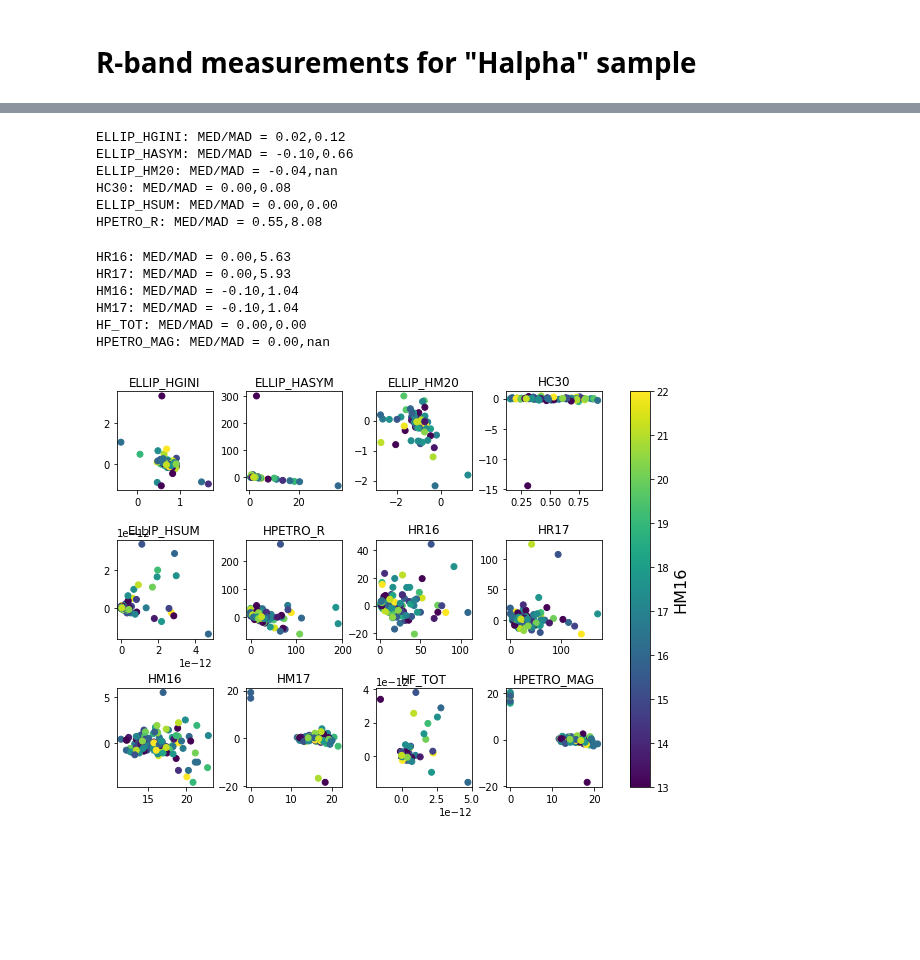
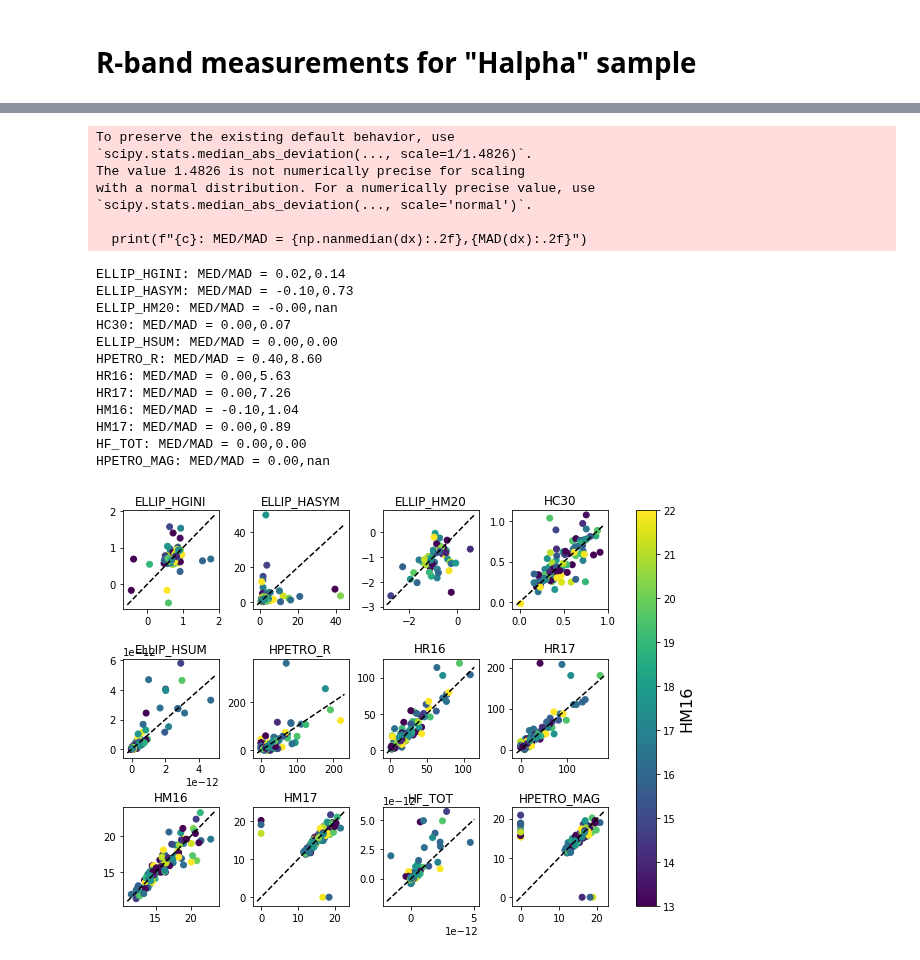
Before and after one commit to rfinn/havirgo, a Jupyter notebook: notebooks/duplicates.ipynb, the cells around one changed output, grey strips where cells are left out. Cells and saved outputs as stored; diff of their text form; code cells hidden in the pictures; blank space fills up the shorter version.

```diff
--- a/notebooks/duplicates.ipynb
+++ b/notebooks/duplicates.ipynb
@@ -14,7 +14,8 @@ homedir = os.getenv("HOME")
 tabledir = homedir+"/research/Virgo/halpha-tables/"
 # %%
 #dtab = Table.read(os.path.join(tabledir,"halphagui-output-combined-2023-Aug-24.fits"))
-dtab = Table.read(os.path.join(tabledir,"halphagui-output-combined-2023-Aug-26.fits"))
+#dtab = Table.read(os.path.join(tabledir,"halphagui-output-combined-2023-Aug-26.fits"))
+dtab = Table.read(os.path.join(tabledir,"halphagui-output-combined-2023-Aug-27.fits"))
 print(len(dtab))
 # %% [output]
 864
@@ -49,31 +43,0 @@ number of ha w/2 and 3 observations:  113 23
-# %%
-cols = ['ELLIP_GINI','ELLIP_ASYM','ELLIP_M20','C30',\
-        'ELLIP_SUM','PETRO_R','R24','R25',\
-        'GAL_MAG','GAL_RE','GAL_N','GAL_BA',\
-        'M24','M25','M26','PETRO_MAG']
-plt.figure(figsize=(10,10))
-plt.subplots_adjust(hspace=.5,wspace=.35)
-nplot = 1
-allax = []
-for c in cols:
-    x1 = []
-    x2 = []
-    filtcor = []
-    for vfid in duplist2:
-        flag = dtab['VFID'] == vfid
-        if np.sum(flag) > 1:
-            index = np.arange(len(dtab))[flag]
-            #print(dtab['VFID'][index])
-            x1.append(dtab[c][index[0]])
-            x2.append(dtab[c][index[1]])
-            filtcor.append(np.max(dtab['FILT_COR'][index]))
-    plt.subplot(4,4,nplot)
-    plt.scatter(x1,x2,c=filtcor,vmin=1,vmax=1.3)
-
-    xmin,xmax = plt.xlim()
-    xline = np.linspace(xmin,xmax,100)
-    plt.plot(xline,xline,'k--')
-    plt.title(c)
-    nplot += 1
-    allax.append(plt.gca())
-plt.colorbar(ax=allax, fraction=0.08)
@@ -213,46 +174,53 @@ for i,c in enumerate(cols):
 
         if np.sum(flag) > 1:
             index = np.arange(len(htab))[flag]
             if ('ASYM' in c) & ((htab['ELLIP_HASYM'][index[0]] < 0) |(htab['ELLIP_HASYM'][index[1]] < 0)) :
                 continue
 
             #print(dtab['VFID'][index])
             x1.append(htab[c][index[0]])
             x2.append(htab[c][index[1]])
             dx.append(htab[c][index[1]]-htab[c][index[0]])
             color.append(np.max(dtab['HM16'][index]))
             #color.append(np.max(htab['FILT_COR'][index]))
 
     plt.subplot(4,4,nplot)
     #plt.scatter(x1,x2,c=color,vmin=1,vmax=1.3)
-    #plt.scatter(x1,x2,c=color,vmin=13,vmax=22)
-    plt.scatter(x1,dx,c=color,vmin=13,vmax=22)
+    plt.scatter(x1,x2,c=color,vmin=13,vmax=22)
+    #plt.scatter(x1,dx,c=color,vmin=13,vmax=22)
     #if nplot == 1:
     #    plt.axis([0.4,1.2,0.4,1.2])
     xmin,xmax = plt.xlim()
     #plt.ylim(0,2)
-    #xline = np.linspace(xmin,xmax,100)
-    #plt.plot(xline,xline,'k--')
+    xline = np.linspace(xmin,xmax,100)
+    plt.plot(xline,xline,'k--')
     plt.title(c)
     nplot += 1
     allax.append(plt.gca())
     print(f"{c}: MED/MAD = {np.nanmedian(dx):.2f},{MAD(dx):.2f}")
 cb = plt.colorbar(ax=allax, fraction=0.08)
 cb.set_label(label="HM16",size=16)
 # %% [output]
-ELLIP_HGINI: MED/MAD = 0.02,0.12
-ELLIP_HASYM: MED/MAD = -0.10,0.66
-ELLIP_HM20: MED/MAD = -0.04,nan
-HC30: MED/MAD = 0.00,0.08
-ELLIP_HSUM: MED/MAD = 0.00,0.00
-HPETRO_R: MED/MAD = 0.55,8.08
+To preserve the existing default behavior, use
+`scipy.stats.median_abs_deviation(..., scale=1/1.4826)`.
+The value 1.4826 is not numerically precise for scaling
+with a normal distribution. For a numerically precise value, use
+`scipy.stats.median_abs_deviation(..., scale='normal')`.
+
+  print(f"{c}: MED/MAD = {np.nanmedian(dx):.2f},{MAD(dx):.2f}")
+ELLIP_HGINI: MED/MAD = 0.02,0.14
+ELLIP_HASYM: MED/MAD = -0.10,0.73
+ELLIP_HM20: MED/MAD = -0.00,nan
+HC30: MED/MAD = 0.00,0.07
+ELLIP_HSUM: MED/MAD = 0.00,0.00
+HPETRO_R: MED/MAD = 0.40,8.60
 HR16: MED/MAD = 0.00,5.63
-HR17: MED/MAD = 0.00,5.93
+HR17: MED/MAD = 0.00,7.26
 HM16: MED/MAD = -0.10,1.04
-HM17: MED/MAD = -0.10,1.04
+HM17: MED/MAD = 0.00,0.89
 HF_TOT: MED/MAD = 0.00,0.00
 HPETRO_MAG: MED/MAD = 0.00,nan
-[figure, old version]
+[figure, new version]
 # %%
 plt.hist(htab['TEL'])
 # %% [output]
```
Also changed, not shown: parts of 8 cells of this notebook, 1 other file.
